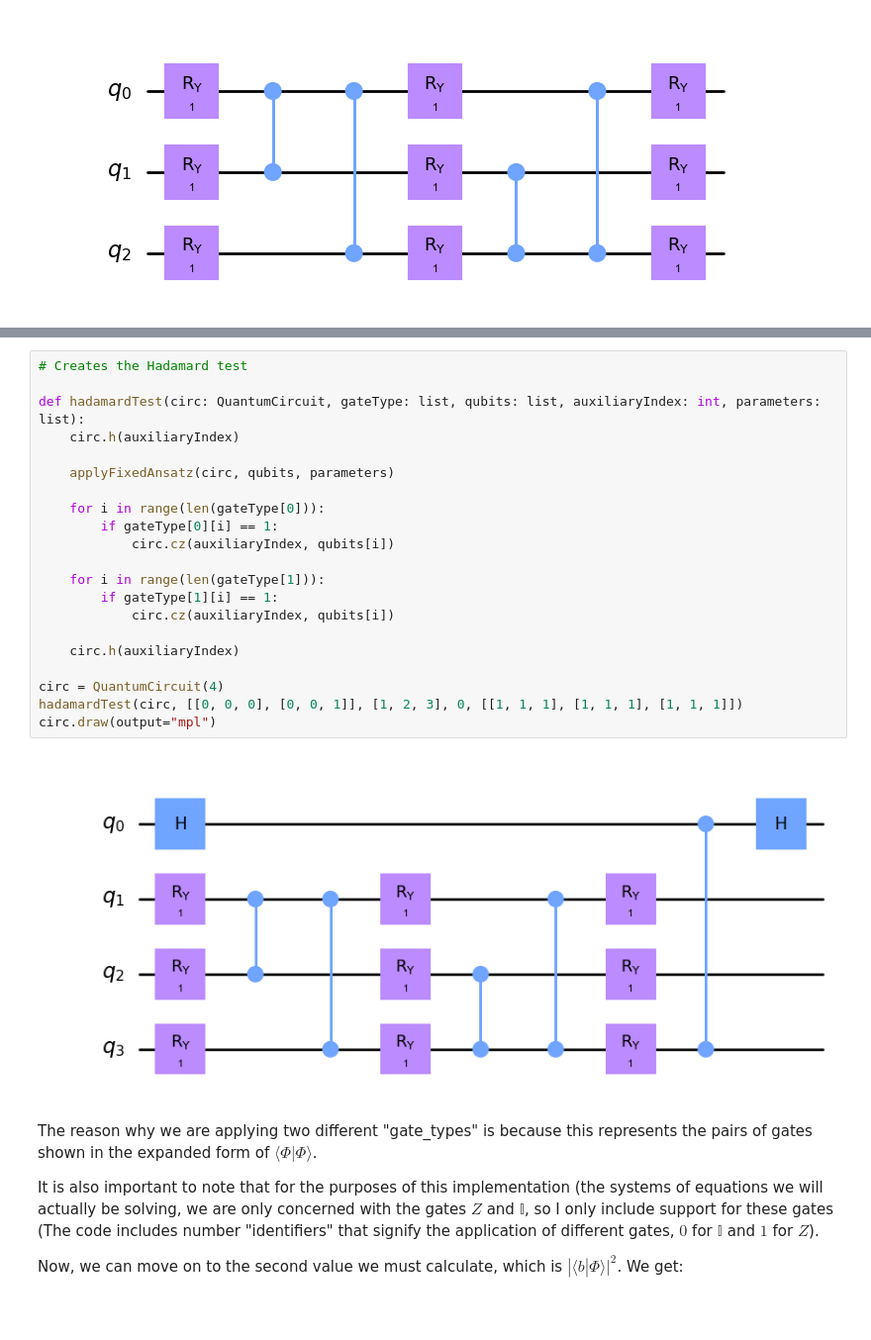
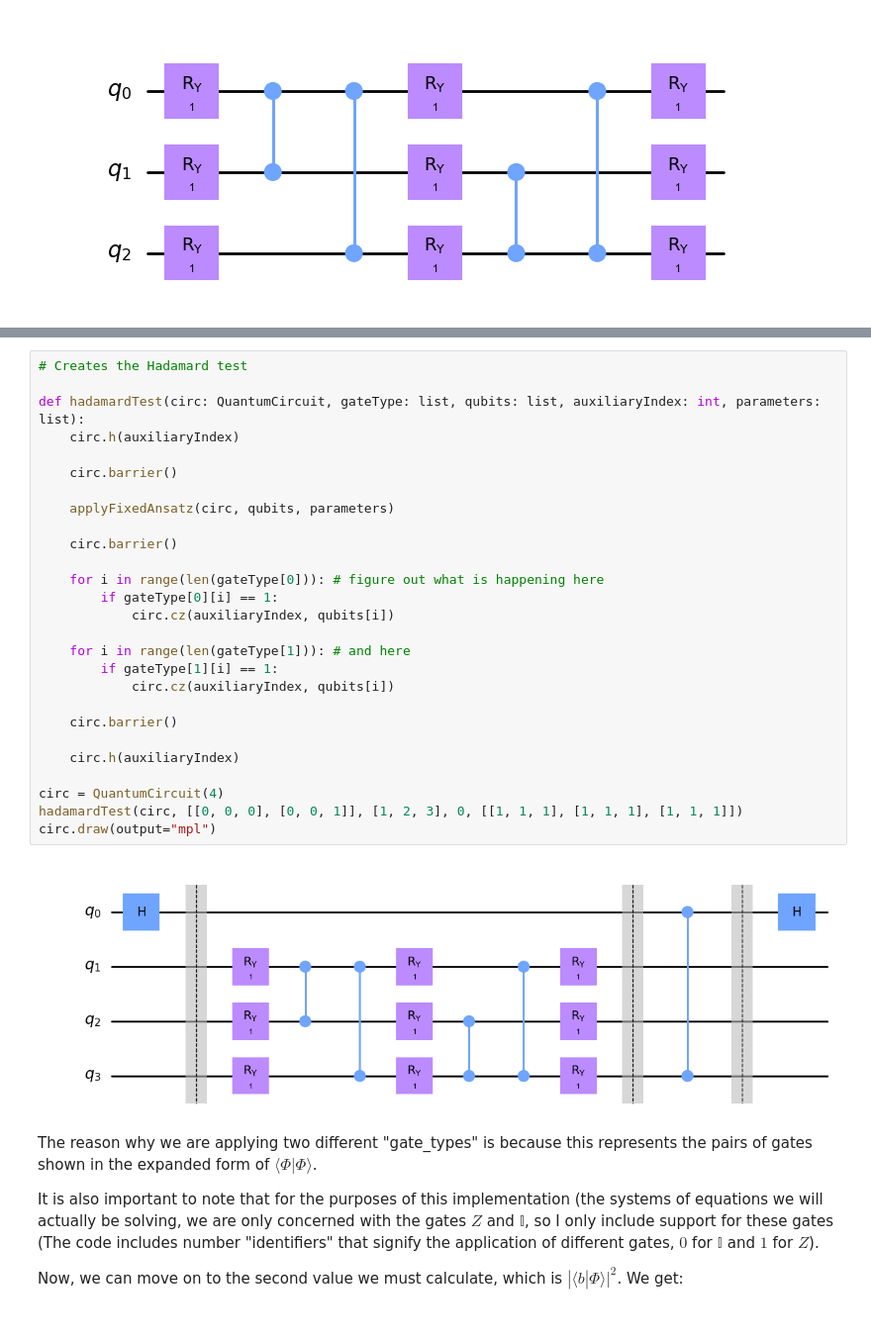
Before and after one commit to cezaris13/CourseWork, a Jupyter notebook: vqls.ipynb, the cells around one changed output, grey strips where cells are left out. Shown at 99% size. Drawn from its saved outputs; the diff is of its cells as text.

```diff
--- a/vqls.ipynb
+++ b/vqls.ipynb
@@ -204,26 +204,32 @@ and so our task becomes computing every possible term $\langle 0 | V(k)^{\dagger
 # %%
 # Creates the Hadamard test
 
 def hadamardTest(circ: QuantumCircuit, gateType: list, qubits: list, auxiliaryIndex: int, parameters: list):
     circ.h(auxiliaryIndex)
 
+    circ.barrier()
+
     applyFixedAnsatz(circ, qubits, parameters)
 
-    for i in range(len(gateType[0])):
+    circ.barrier()
+
+    for i in range(len(gateType[0])): # figure out what is happening here
         if gateType[0][i] == 1:
             circ.cz(auxiliaryIndex, qubits[i])
 
-    for i in range(len(gateType[1])):
+    for i in range(len(gateType[1])): # and here
         if gateType[1][i] == 1:
             circ.cz(auxiliaryIndex, qubits[i])
+
+    circ.barrier()
 
     circ.h(auxiliaryIndex)
 
 circ = QuantumCircuit(4)
 hadamardTest(circ, [[0, 0, 0], [0, 0, 1]], [1, 2, 3], 0, [[1, 1, 1], [1, 1, 1], [1, 1, 1]])
 circ.draw(output="mpl")
 # %% [output]
-[figure, old version]
+[figure, new version]
 # %% [markdown]
 The reason why we are applying two different "gate_types" is because this represents the pairs of gates shown in the expanded form of $\langle \Phi | \Phi \rangle$.
 
```
Also changed, not shown: parts of 6 cells of this notebook.
